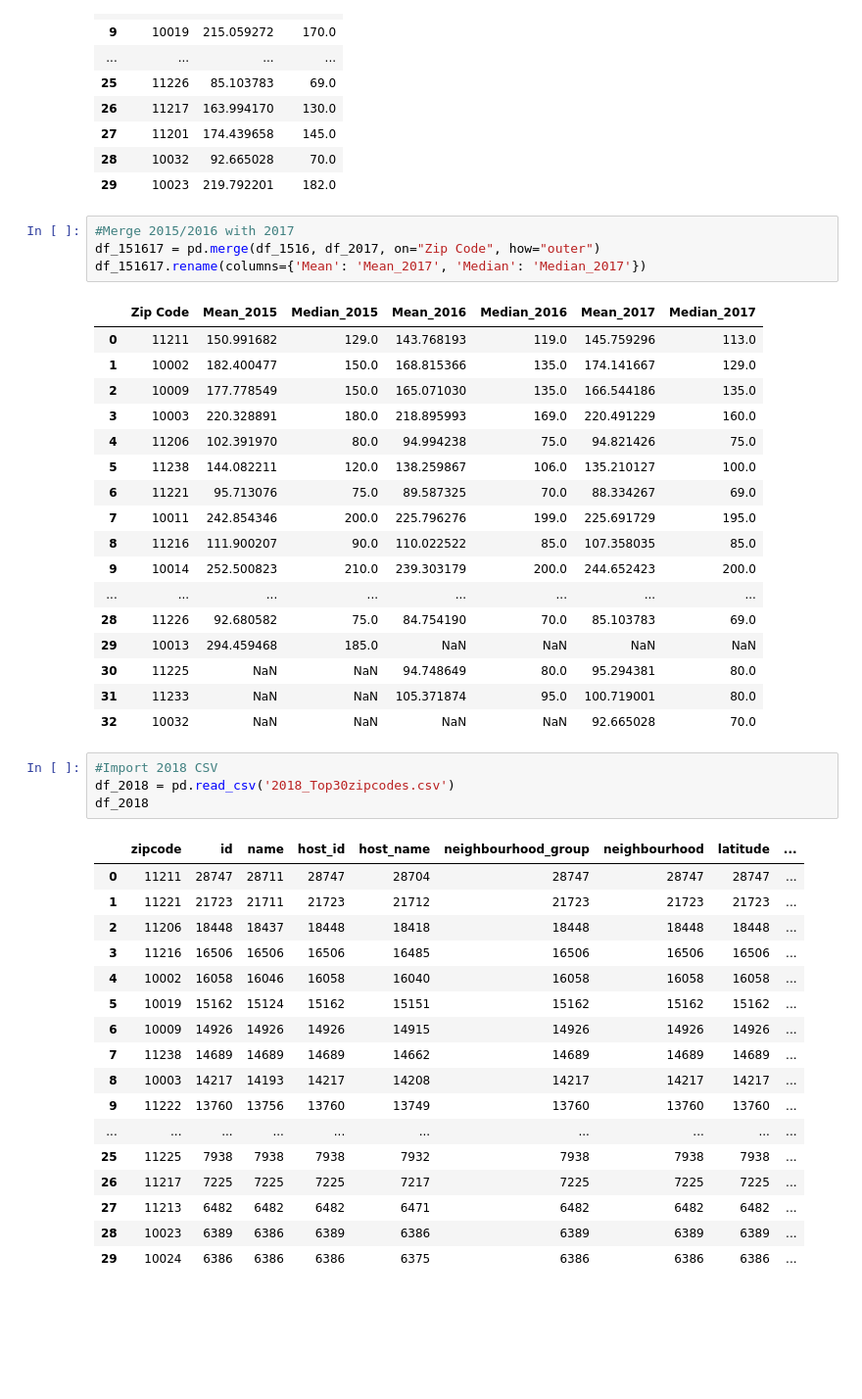
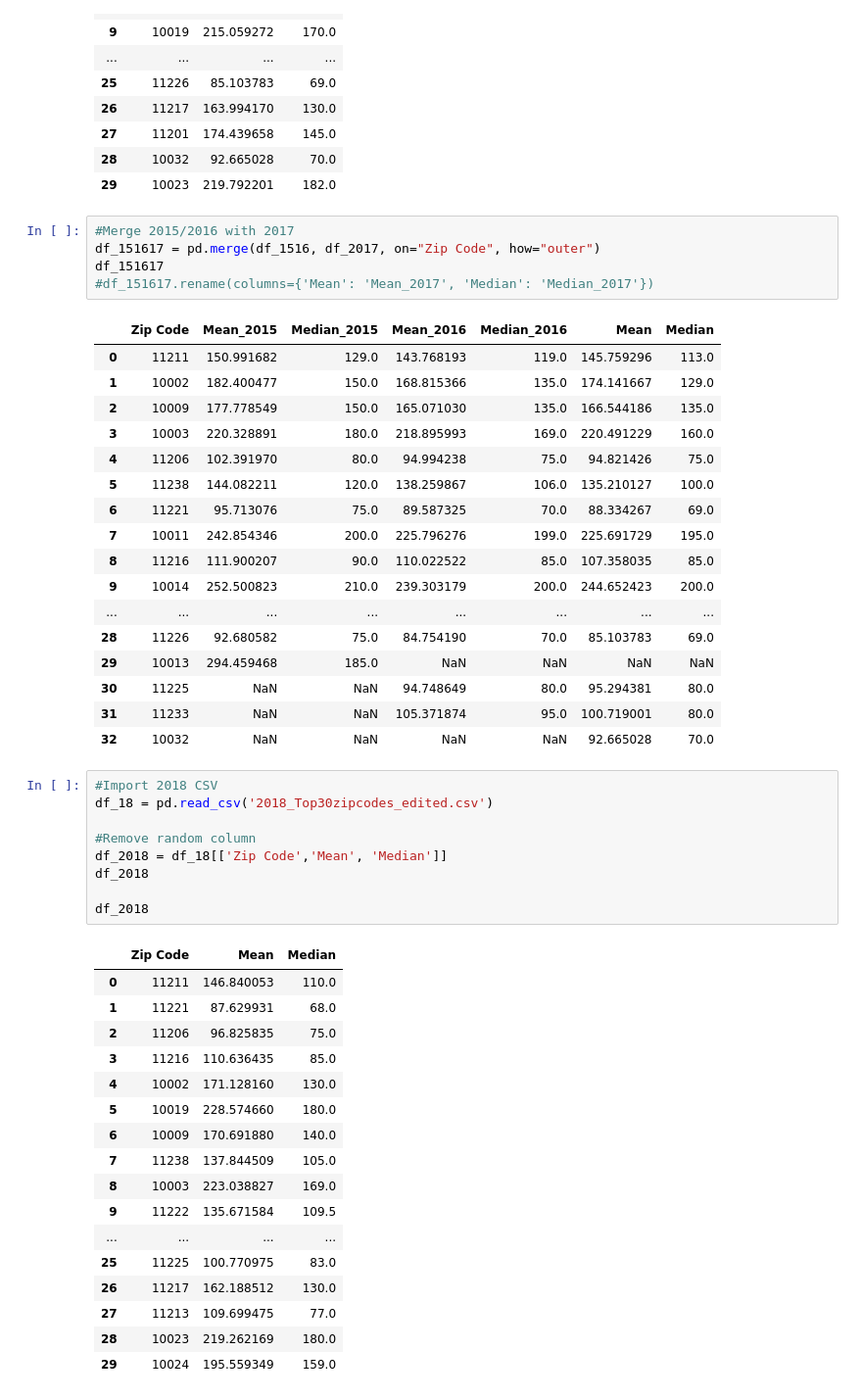
Before and after one commit to mjvillacresesn/Airbnb, a Jupyter notebook: Merged_Zipcodes.ipynb, the cells around one changed output. Shown: that part at 98% size. Cells and saved outputs as stored; diff of their text form; blank space fills up the shorter version.

```diff
--- a/Merged_Zipcodes.ipynb
+++ b/Merged_Zipcodes.ipynb
@@ -99,9 +99,10 @@ df_2017
 # %%
 #Merge 2015/2016 with 2017
 df_151617 = pd.merge(df_1516, df_2017, on="Zip Code", how="outer")
-df_151617.rename(columns={'Mean': 'Mean_2017', 'Median': 'Median_2017'})
+df_151617
+#df_151617.rename(columns={'Mean': 'Mean_2017', 'Median': 'Median_2017'})
 # %% [output]
-|  | Zip Code | Mean_2015 | Median_2015 | Mean_2016 | Median_2016 | Mean_2017 | Median_2017 |
+|  | Zip Code | Mean_2015 | Median_2015 | Mean_2016 | Median_2016 | Mean | Median |
 | 0 | 11211 | 150.991682 | 129.0 | 143.768193 | 119.0 | 145.759296 | 113.0 |
 | 1 | 10002 | 182.400477 | 150.0 | 168.815366 | 135.0 | 174.141667 | 129.0 |
 | 2 | 10009 | 177.778549 | 150.0 | 165.071030 | 135.0 | 166.544186 | 135.0 |
@@ -120,23 +121,28 @@ df_151617.rename(columns={'Mean': 'Mean_2017', 'Median': 'Median_2017'})
 | 32 | 10032 | NaN | NaN | NaN | NaN | 92.665028 | 70.0 |
 # %%
 #Import 2018 CSV
-df_2018 = pd.read_csv('2018_Top30zipcodes.csv')
+df_18 = pd.read_csv('2018_Top30zipcodes_edited.csv')
+
+#Remove random column
+df_2018 = df_18[['Zip Code','Mean', 'Median']]
 df_2018
+
+df_2018
 # %% [output]
-|  | zipcode | id | name | host_id | host_name | neighbourhood_group | neighbourhood | latitude | ... |
-| 0 | 11211 | 28747 | 28711 | 28747 | 28704 | 28747 | 28747 | 28747 | ... |
-| 1 | 11221 | 21723 | 21711 | 21723 | 21712 | 21723 | 21723 | 21723 | ... |
-| 2 | 11206 | 18448 | 18437 | 18448 | 18418 | 18448 | 18448 | 18448 | ... |
-| 3 | 11216 | 16506 | 16506 | 16506 | 16485 | 16506 | 16506 | 16506 | ... |
-| 4 | 10002 | 16058 | 16046 | 16058 | 16040 | 16058 | 16058 | 16058 | ... |
-| 5 | 10019 | 15162 | 15124 | 15162 | 15151 | 15162 | 15162 | 15162 | ... |
-| 6 | 10009 | 14926 | 14926 | 14926 | 14915 | 14926 | 14926 | 14926 | ... |
-| 7 | 11238 | 14689 | 14689 | 14689 | 14662 | 14689 | 14689 | 14689 | ... |
-| 8 | 10003 | 14217 | 14193 | 14217 | 14208 | 14217 | 14217 | 14217 | ... |
-| 9 | 11222 | 13760 | 13756 | 13760 | 13749 | 13760 | 13760 | 13760 | ... |
-| ... | ... | ... | ... | ... | ... | ... | ... | ... | ... |
-| 25 | 11225 | 7938 | 7938 | 7938 | 7932 | 7938 | 7938 | 7938 | ... |
-| 26 | 11217 | 7225 | 7225 | 7225 | 7217 | 7225 | 7225 | 7225 | ... |
-| 27 | 11213 | 6482 | 6482 | 6482 | 6471 | 6482 | 6482 | 6482 | ... |
-| 28 | 10023 | 6389 | 6386 | 6389 | 6386 | 6389 | 6389 | 6389 | ... |
-| 29 | 10024 | 6386 | 6386 | 6386 | 6375 | 6386 | 6386 | 6386 | ... |
+|  | Zip Code | Mean | Median |
+| 0 | 11211 | 146.840053 | 110.0 |
+| 1 | 11221 | 87.629931 | 68.0 |
+| 2 | 11206 | 96.825835 | 75.0 |
+| 3 | 11216 | 110.636435 | 85.0 |
+| 4 | 10002 | 171.128160 | 130.0 |
+| 5 | 10019 | 228.574660 | 180.0 |
+| 6 | 10009 | 170.691880 | 140.0 |
+| 7 | 11238 | 137.844509 | 105.0 |
+| 8 | 10003 | 223.038827 | 169.0 |
+| 9 | 11222 | 135.671584 | 109.5 |
+| ... | ... | ... | ... |
+| 25 | 11225 | 100.770975 | 83.0 |
+| 26 | 11217 | 162.188512 | 130.0 |
+| 27 | 11213 | 109.699475 | 77.0 |
+| 28 | 10023 | 219.262169 | 180.0 |
+| 29 | 10024 | 195.559349 | 159.0 |
```
Also changed, not shown: parts of 8 cells of this notebook.
